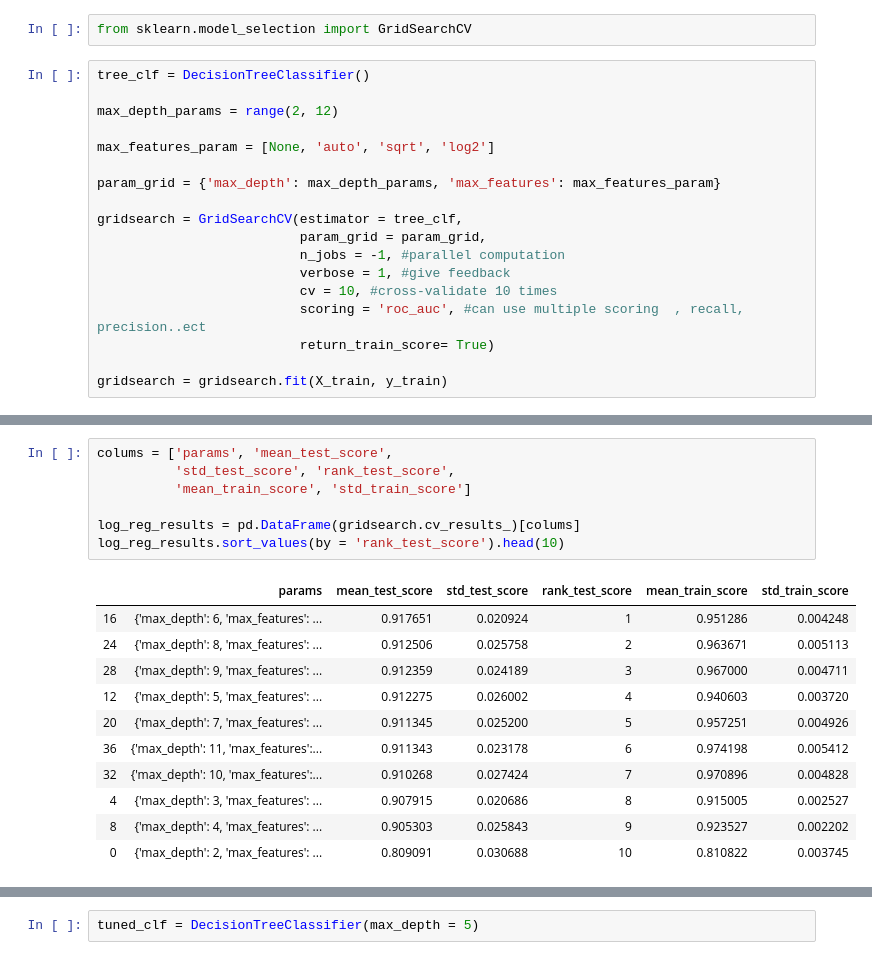
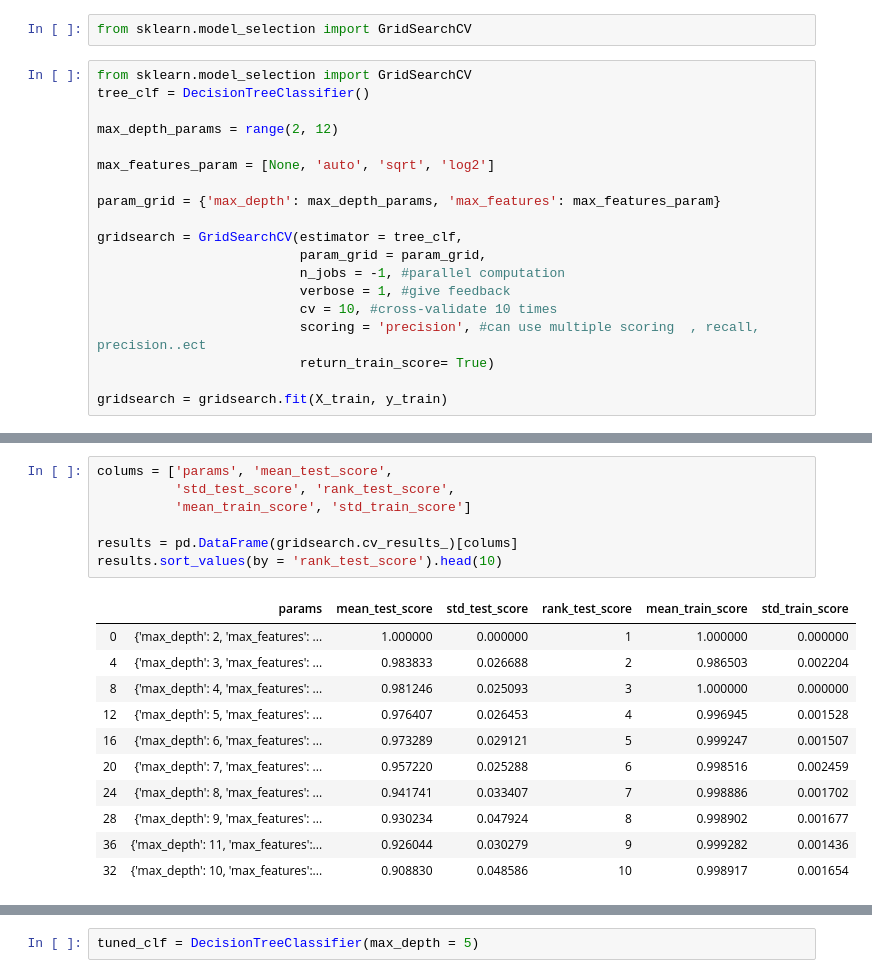
Before and after one commit to jaybee202/mod3_project, a Jupyter notebook: Step05_DecisionTree/Decision_Tree.ipynb, the cells around one changed output, grey strips where cells are left out. Drawn from its saved outputs; the diff is of its cells as text.

```diff
--- a/Step05_DecisionTree/Decision_Tree.ipynb
+++ b/Step05_DecisionTree/Decision_Tree.ipynb
@@ -87,6 +103,7 @@ f1: 1.0
 # %%
 from sklearn.model_selection import GridSearchCV
 # %%
+from sklearn.model_selection import GridSearchCV
 tree_clf = DecisionTreeClassifier()
 
 max_depth_params = range(2, 12)
@@ -100,7 +117,7 @@ gridsearch = GridSearchCV(estimator = tree_clf,
                           n_jobs = -1, #parallel computation
                           verbose = 1, #give feedback
                           cv = 10, #cross-validate 10 times
-                          scoring = 'roc_auc', #can use multiple scoring  , recall, precision..ect
+                          scoring = 'precision', #can use multiple scoring  , recall, precision..ect
                           return_train_score= True)
 
 gridsearch = gridsearch.fit(X_train, y_train)
@@ -147,20 +141,20 @@ gridsearch.cv_results_
 # %%
 colums = ['params', 'mean_test_score',
           'std_test_score', 'rank_test_score',
           'mean_train_score', 'std_train_score']
 
-log_reg_results = pd.DataFrame(gridsearch.cv_results_)[colums]
-log_reg_results.sort_values(by = 'rank_test_score').head(10)
+results = pd.DataFrame(gridsearch.cv_results_)[colums]
+results.sort_values(by = 'rank_test_score').head(10)
 # %% [output]
 |  | params | mean_test_score | std_test_score | rank_test_score | mean_train_score | std_train_score |
-| 16 | {'max_depth': 6, 'max_features': ... | 0.917651 | 0.020924 | 1 | 0.951286 | 0.004248 |
-| 24 | {'max_depth': 8, 'max_features': ... | 0.912506 | 0.025758 | 2 | 0.963671 | 0.005113 |
-| 28 | {'max_depth': 9, 'max_features': ... | 0.912359 | 0.024189 | 3 | 0.967000 | 0.004711 |
-| 12 | {'max_depth': 5, 'max_features': ... | 0.912275 | 0.026002 | 4 | 0.940603 | 0.003720 |
-| 20 | {'max_depth': 7, 'max_features': ... | 0.911345 | 0.025200 | 5 | 0.957251 | 0.004926 |
-| 36 | {'max_depth': 11, 'max_features':... | 0.911343 | 0.023178 | 6 | 0.974198 | 0.005412 |
-| 32 | {'max_depth': 10, 'max_features':... | 0.910268 | 0.027424 | 7 | 0.970896 | 0.004828 |
-| 4 | {'max_depth': 3, 'max_features': ... | 0.907915 | 0.020686 | 8 | 0.915005 | 0.002527 |
-| 8 | {'max_depth': 4, 'max_features': ... | 0.905303 | 0.025843 | 9 | 0.923527 | 0.002202 |
-| 0 | {'max_depth': 2, 'max_features': ... | 0.809091 | 0.030688 | 10 | 0.810822 | 0.003745 |
+| 0 | {'max_depth': 2, 'max_features': ... | 1.000000 | 0.000000 | 1 | 1.000000 | 0.000000 |
+| 4 | {'max_depth': 3, 'max_features': ... | 0.983833 | 0.026688 | 2 | 0.986503 | 0.002204 |
+| 8 | {'max_depth': 4, 'max_features': ... | 0.981246 | 0.025093 | 3 | 1.000000 | 0.000000 |
+| 12 | {'max_depth': 5, 'max_features': ... | 0.976407 | 0.026453 | 4 | 0.996945 | 0.001528 |
+| 16 | {'max_depth': 6, 'max_features': ... | 0.973289 | 0.029121 | 5 | 0.999247 | 0.001507 |
+| 20 | {'max_depth': 7, 'max_features': ... | 0.957220 | 0.025288 | 6 | 0.998516 | 0.002459 |
+| 24 | {'max_depth': 8, 'max_features': ... | 0.941741 | 0.033407 | 7 | 0.998886 | 0.001702 |
+| 28 | {'max_depth': 9, 'max_features': ... | 0.930234 | 0.047924 | 8 | 0.998902 | 0.001677 |
+| 36 | {'max_depth': 11, 'max_features':... | 0.926044 | 0.030279 | 9 | 0.999282 | 0.001436 |
+| 32 | {'max_depth': 10, 'max_features':... | 0.908830 | 0.048586 | 10 | 0.998917 | 0.001654 |
 # %%
```
Also changed, not shown: parts of 18 cells of this notebook, 9 other files.
